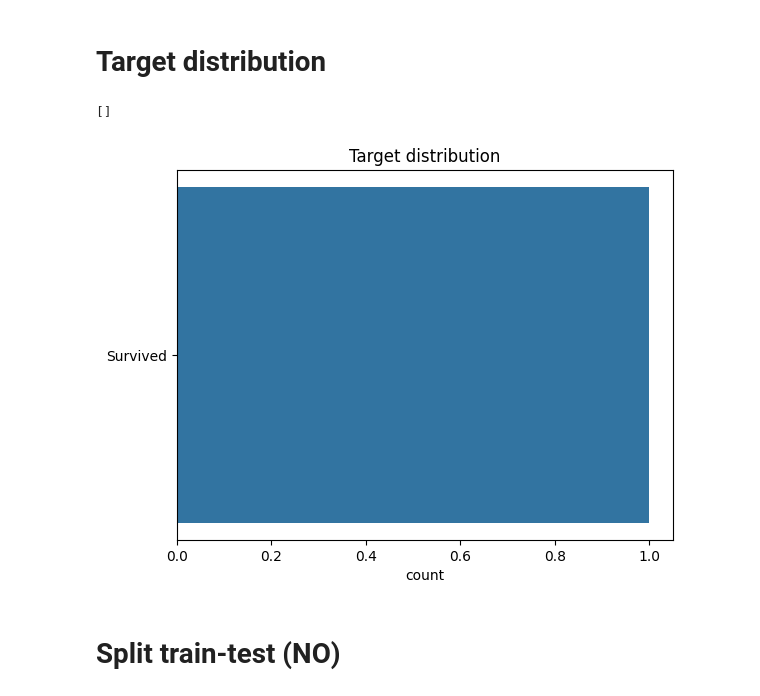
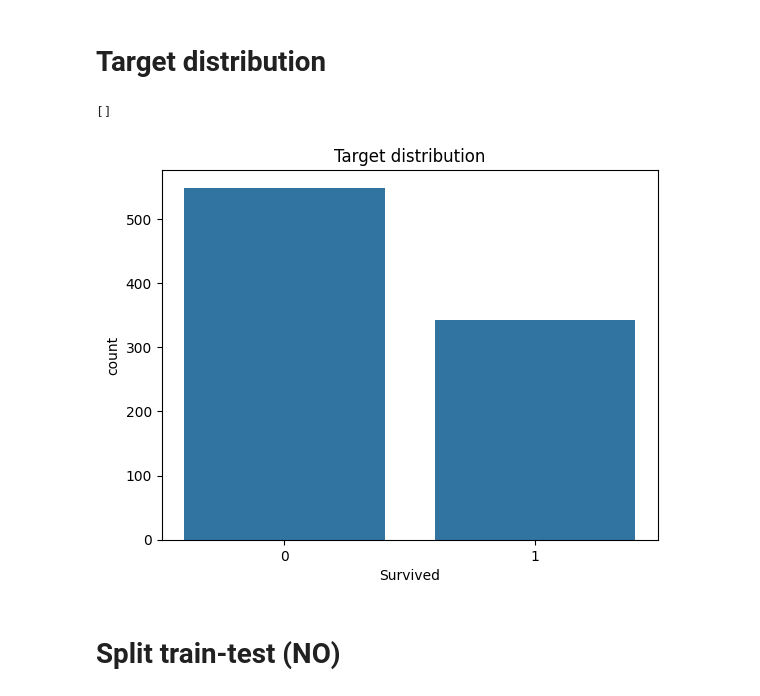
Before and after one commit to rsteelh/titanicML, a Jupyter notebook: ML3 - TITANIC_ Kaggle competition (TO DO).ipynb, the cells around one changed output. Drawn from its saved outputs; the diff is of its cells as text; code cells hidden in the pictures.

```diff
--- a/ML3 - TITANIC_ Kaggle competition (TO DO).ipynb
+++ b/ML3 - TITANIC_ Kaggle competition (TO DO).ipynb
@@ -114,22 +106,19 @@ Name: count, dtype: int64
 # %%
-map_values = {
-    'A': 1,
-    'B': 2,
-    'C': 3,
-    'D': 4,
-    'E': 5,
-    'F': 6,
-    'G': 7,
-    'T': 20
-}
+# map_values = {
+#     'A': 1,
+#     'B': 2,
+#     'C': 3,
+#     'D': 4,
+#     'E': 5,
+#     'F': 6,
+#     'G': 7,
+#     'T': 20
+# }
 
-df['Cabin_letter'] = df['Cabin_letter'].map(map_values)
+# df['Cabin_letter'] = df['Cabin_letter'].map(map_values)
 # %%
 # Longitud nombre
 df["largoname"]=df['Name'].str.len()
-# %%
-# Numero de palabras
-df["palabrasname"]=df["Name"].apply(lambda n: len(n.split()))
 # %% [markdown]
 # ML Preprocessing
 # %% [markdown]
@@ -146,4 +135,4 @@ df[df.duplicated(keep=False)]
 # %% [output]
 |  | PassengerId | Survived | Pclass | Name | Sex | Age | SibSp | Parch | Ticket | Fare | ... |
 # %%
-del(df["PassengerId"])
+df=df.set_index("PassengerId")
@@ -279,6 +275,6 @@ palabrasname      0
 dtype: int64
 # %%
-df["Cabin_letter"].fillna(-999, inplace=True)
+# df["Cabin_letter"].fillna(-999, inplace=True)
 # %%
 df["Embarked"].fillna("unknown", inplace=True)
 # %%
@@ -362,12 +357,12 @@ Variables a utilizar en el modelo: ['Pclass', 'Sex', 'Age', 'SibSp', 'Parch', 'F
 # %% [markdown]
 # Target distribution
 # %%
-sns.countplot(target)
+sns.countplot(x=y)
 plt.title('Target distribution')
 plt.plot()
 # %% [output]
 []
-[figure, old version]
+[figure, new version]
 # %% [markdown]
 # Split train-test (NO)
 # %% [markdown]
```
Also changed, not shown: parts of 40 cells of this notebook.
